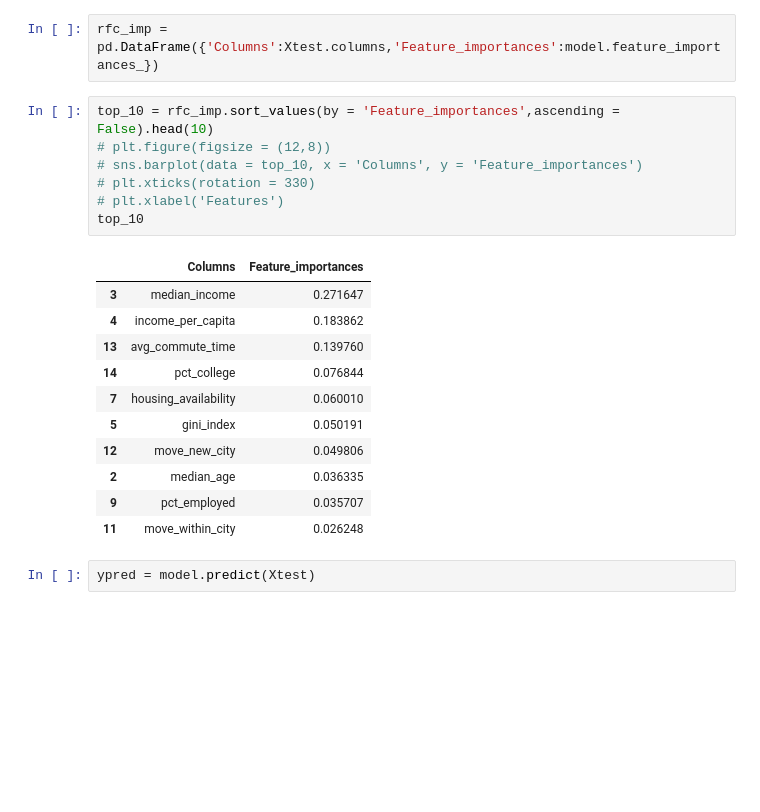
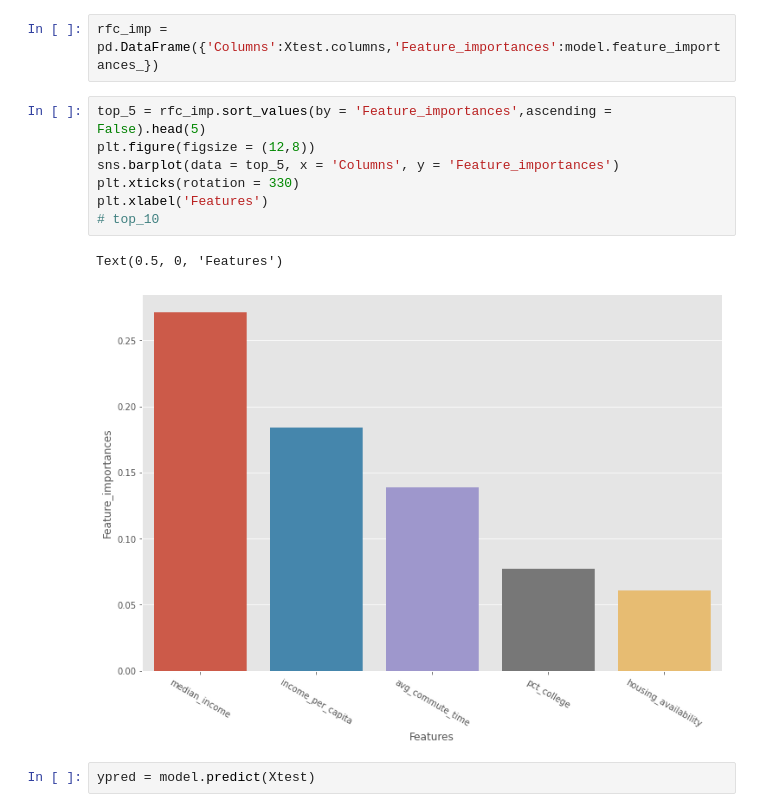
Before and after one commit to EugeniaDickson/zillow_rent_index, a Jupyter notebook: DouglasPizac/rent_model.ipynb, the cells around one changed output. Drawn from its saved outputs; the diff is of its cells as text; blank space fills up the shorter version.

```diff
--- a/DouglasPizac/rent_model.ipynb
+++ b/DouglasPizac/rent_model.ipynb
@@ -79,24 +79,15 @@ model.score(Xtest,ytest)
 # %%
 rfc_imp = pd.DataFrame({'Columns':Xtest.columns,'Feature_importances':model.feature_importances_})
 # %%
-top_10 = rfc_imp.sort_values(by = 'Feature_importances',ascending = False).head(10)
-# plt.figure(figsize = (12,8))
-# sns.barplot(data = top_10, x = 'Columns', y = 'Feature_importances')
-# plt.xticks(rotation = 330)
-# plt.xlabel('Features')
-top_10
+top_5 = rfc_imp.sort_values(by = 'Feature_importances',ascending = False).head(5)
+plt.figure(figsize = (12,8))
+sns.barplot(data = top_5, x = 'Columns', y = 'Feature_importances')
+plt.xticks(rotation = 330)
+plt.xlabel('Features')
+# top_10
 # %% [output]
-|  | Columns | Feature_importances |
-| 3 | median_income | 0.271647 |
-| 4 | income_per_capita | 0.183862 |
-| 13 | avg_commute_time | 0.139760 |
-| 14 | pct_college | 0.076844 |
-| 7 | housing_availability | 0.060010 |
-| 5 | gini_index | 0.050191 |
-| 12 | move_new_city | 0.049806 |
-| 2 | median_age | 0.036335 |
-| 9 | pct_employed | 0.035707 |
-| 11 | move_within_city | 0.026248 |
+Text(0.5, 0, 'Features')
+[figure, added]
 # %%
 ypred = model.predict(Xtest)
 # %%
```
Also changed, not shown: parts of 21 cells of this notebook.
